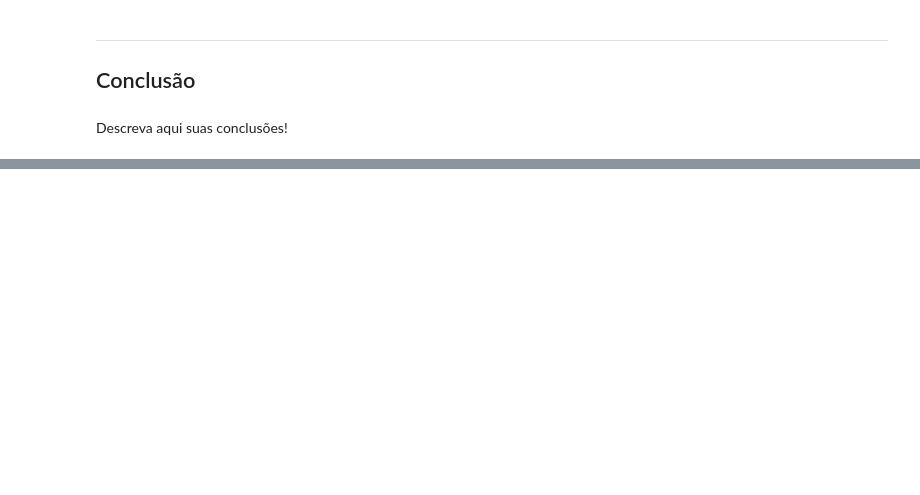
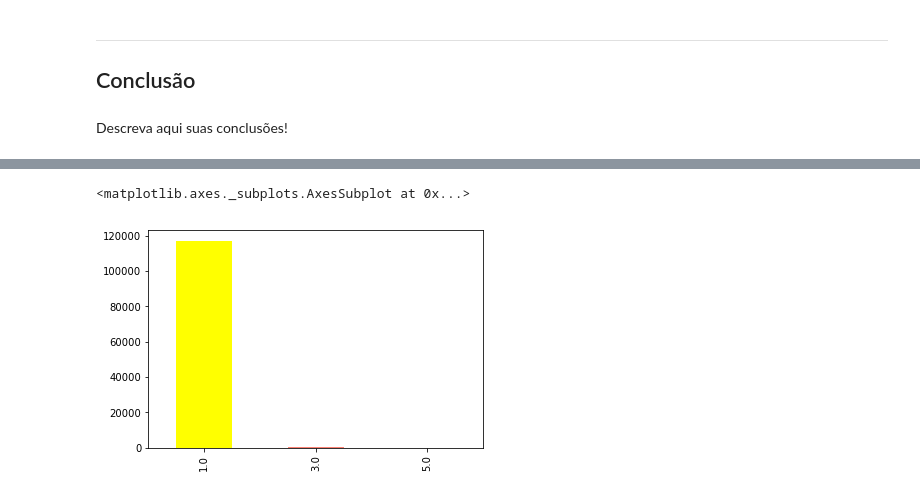
Before and after one commit to giovanacrl/cienciadosdados, a Jupyter notebook: Projeto1 Layout.ipynb, the cells around one changed output, grey strips where cells are left out. Saved outputs shown, nothing was run; the diff lists cells and outputs as text; code cells hidden in the pictures; blank space fills up the shorter version.

```diff
--- a/Projeto1 Layout.ipynb
+++ b/Projeto1 Layout.ipynb
@@ -119,0 +151,7 @@ Descreva aqui suas conclusões!
+# %%
+#Gráfico FORMA DE ILUMINAÇÃO SP
+iluminacao = Documento.V0219.value_counts()
+iluminacao.plot(kind='bar', color=('yellow', 'salmon', 'blue', 'red', 'green'),  legend=False)
+# %% [output]
+<matplotlib.axes._subplots.AxesSubplot at 0x...>
+[figure, added]
```
Also changed, not shown: parts of 8 cells of this notebook.
